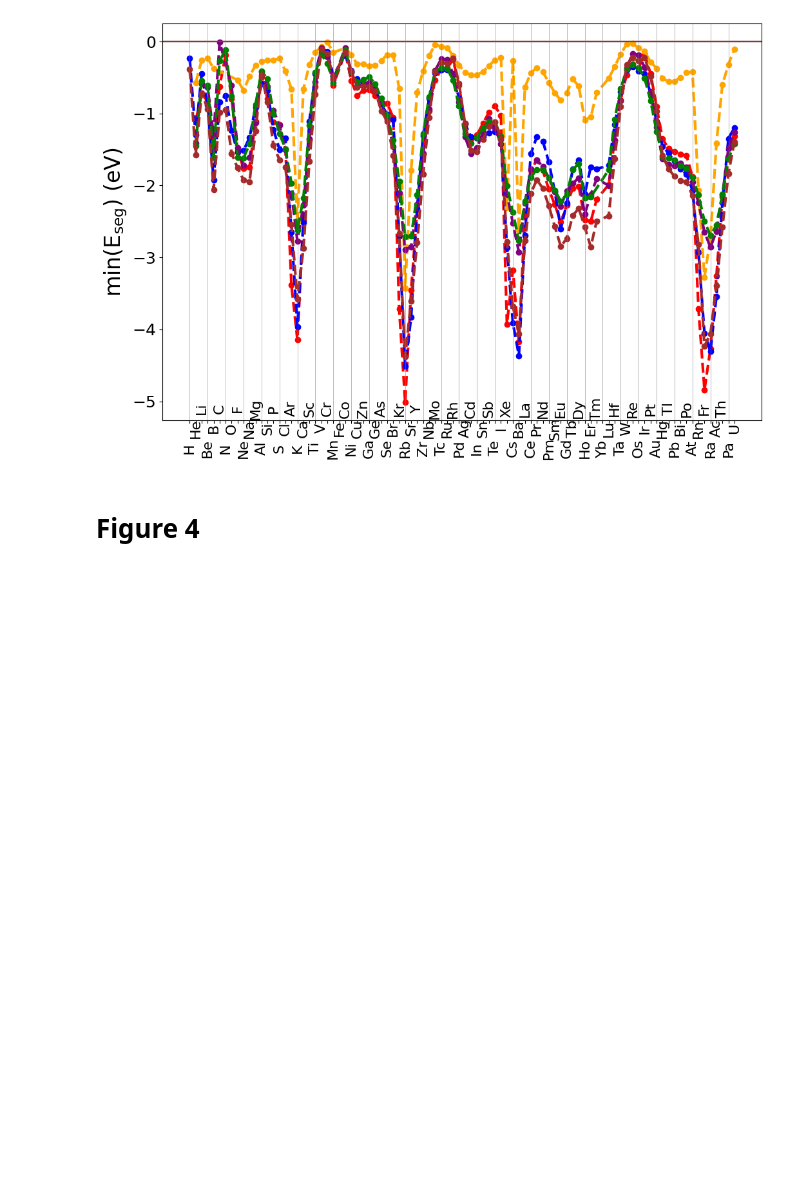
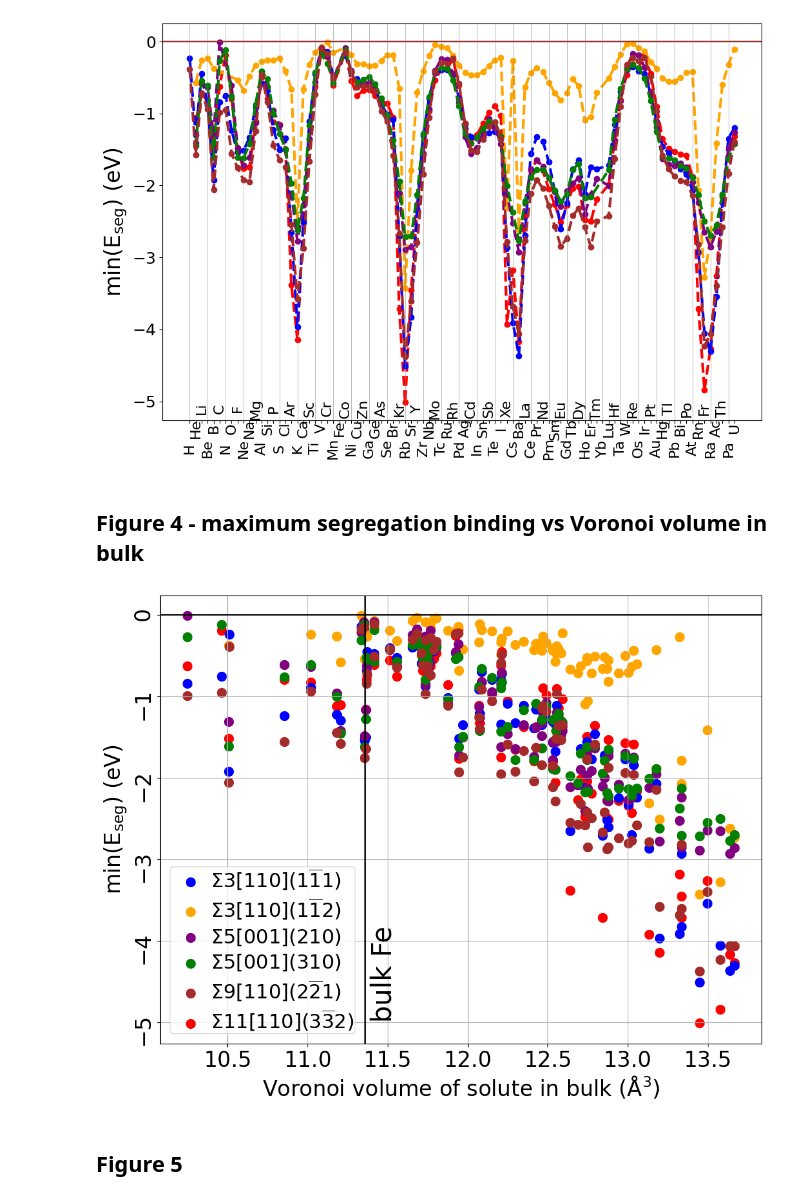
Before and after one commit to ligerzero-ai/FeGB_PtableSeg_FromFirstPrinciples_Data, a Jupyter notebook: QuickStart.ipynb, the cells around one changed output. Saved outputs shown, nothing was run; the diff lists cells and outputs as text; code cells hidden in the pictures; blank space fills up the shorter version.

```diff
--- a/QuickStart.ipynb
+++ b/QuickStart.ipynb
@@ -10,5 +122,6 @@ from utils.periodic_table import get_element_number
 # %%
 df = pd.read_pickle("ptable_Fe_GB_df.pkl.gz", compression="gzip")
 df["Z"] = df.element.apply(get_element_number)
-
-df
+df = df.drop(columns=["equivalent_sites"])
+df["equivalent_sites"] = [GB_sym.symmetry_dict_all[row.GB][int(row.site)] for _, row in df.iterrows()]
+df["site_multiplicity"] = [len(row.equivalent_sites)+1 for _, row in df.iterrows()]
@@ -148,5 +236,45 @@ fig = plot_minEseg_prop(df,
                       legend_fontsize=20)
 # %% [output]
 [figure]
+# %% [markdown]
+## Figure 4 - maximum segregation binding vs Voronoi volume in bulk
+# %%
+fig, ax1 = plt.subplots(figsize=(12, 9))
+gb_legends = []
+# Looping over each unique "GB" group
+for idx, (gb, group) in enumerate(df.dropna(subset=["E_seg"]).groupby("GB")):
+    # For each "GB" group, group by "element" and find the minimum "Eseg"
+    min_eseg_per_element = group.groupby("element").apply(lambda x: x.nsmallest(1, 'E_seg').iloc[0])
+    min_eseg_per_element = min_eseg_per_element[min_eseg_per_element['E_seg'] <= 0]
+    min_eseg_per_element = min_eseg_per_element.reset_index(drop=True).merge(bulk_df[["vvol", "element"]], on = "element")
+
+    x_values = min_eseg_per_element['vvol']  # "VorVol" values for x-axis
+    y_values = min_eseg_per_element['E_seg']  # Corresponding "E_seg" values, can change this to any column in df, i.e. R_
+
+    # Plot for "E_seg" on the primary y-axis
+    line1= ax1.scatter(x_values, y_values, color=custom_colors[gb], marker="o", s=100)
+
+    gb_legends.append((line1, f'{gb_latex_dict[gb]}'))
+
+gb_legends.append(gb_legends.pop(0))
+# Set labels and axis
+ax1.set_ylabel(r"min$(\rm{E}_{\rm{seg}})$ (eV)", fontsize=24)
+ax1.set_xlabel(r"Voronoi volume of solute in bulk ($\rm{\AA}^3$)", fontsize=24)
+
+ax1.tick_params(axis='y', labelsize=24, rotation=90)
+ax1.tick_params(axis='x', labelsize=24)
+
+# horizontal ref line at 0 E_seg
+ax1.axhline(0, color="k")
+# vertical Fe line at Fe VorVol
+ax1.axvline(bulk_df[bulk_df["element"] == "Fe"].vvol.values[0], color="k")
+ax1.text(bulk_df[bulk_df["element"] == "Fe"].vvol.values[0]+0.2, -5, "bulk Fe", verticalalignment='bottom', horizontalalignment='right', rotation='vertical', fontsize=30)
+
+ax1.axvline(bulk_df[bulk_df["element"] == "Fe"].vvol.values[0], color="k")
+ax1.grid(which="major")
+
+gb_legend = plt.legend(*zip(*gb_legends), loc='lower left', fontsize=22, handletextpad=0.01, borderpad=0.05, labelspacing=0.3)
+# %% [output]
+[figure, added]
 # %% [markdown]
-# Figure 4
+## Figure 5
```
Also changed, not shown: parts of 28 cells of this notebook, 4 other files.
